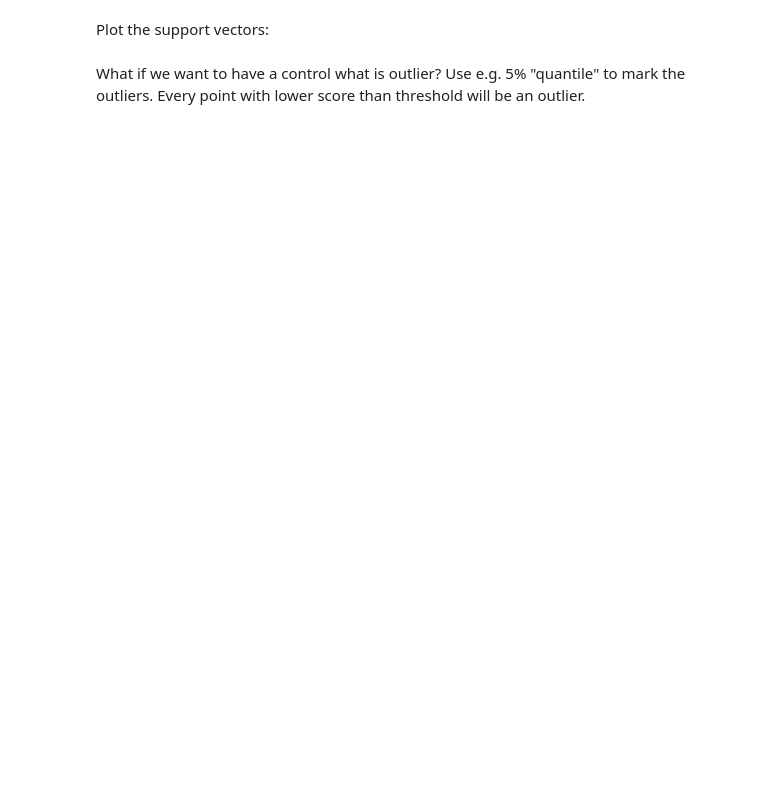
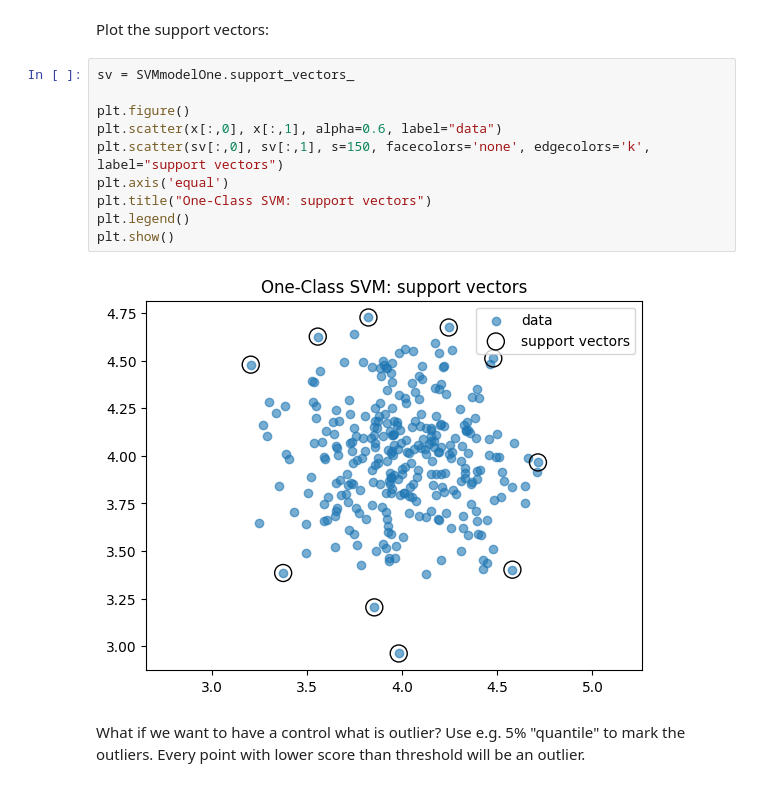
Before and after one commit to janosv246/MPA-MLF, a Jupyter notebook: Lab_03/MPA_MLF_SVM.ipynb, the cells around one changed output. Cells and saved outputs as stored; diff of their text form; blank space fills up the shorter version.

```diff
--- a/Lab_03/MPA_MLF_SVM.ipynb
+++ b/Lab_03/MPA_MLF_SVM.ipynb
@@ -157,5 +175,17 @@ plt.show()
 # %% [markdown]
 Plot the support vectors:
+# %%
+sv = SVMmodelOne.support_vectors_
+
+plt.figure()
+plt.scatter(x[:,0], x[:,1], alpha=0.6, label="data")
+plt.scatter(sv[:,0], sv[:,1], s=150, facecolors='none', edgecolors='k', label="support vectors")
+plt.axis('equal')
+plt.title("One-Class SVM: support vectors")
+plt.legend()
+plt.show()
+# %% [output]
+[figure, added]
 # %% [markdown]
 What if we want to have a control what is outlier? Use e.g. 5% "quantile" to mark the outliers. Every point with lower score than threshold will be an outlier.
 # %%
```
Also changed, not shown: parts of 3 cells of this notebook.
